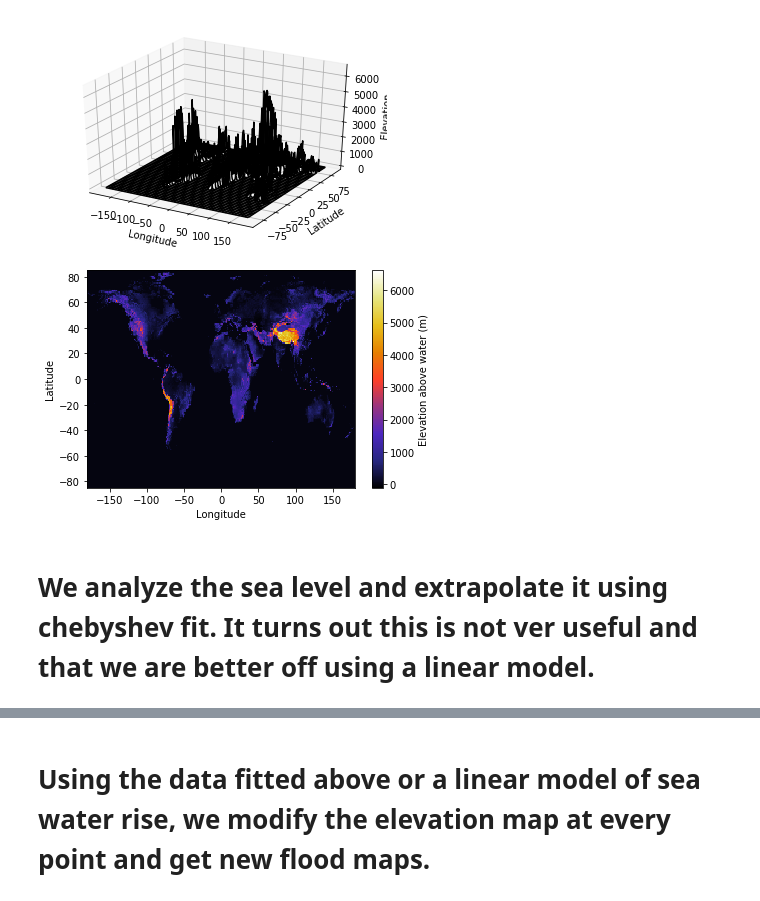
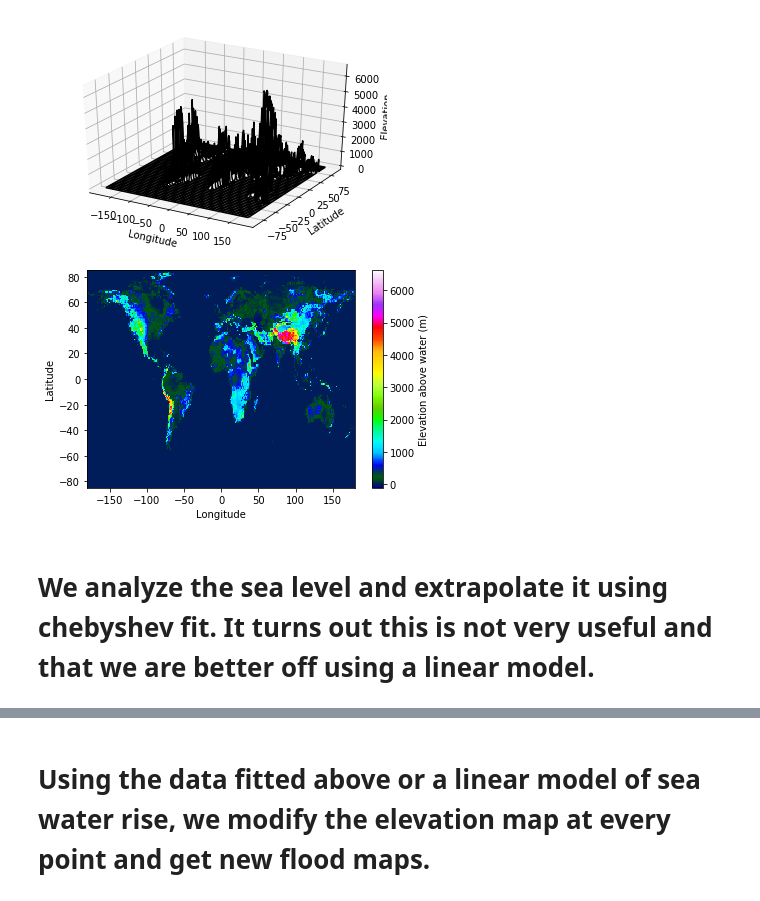
Before and after one commit to Foo2000/McGill-physics-hackathon, a Jupyter notebook: HeightMap.ipynb, the cells around one changed output, grey strips where cells are left out. Cells and saved outputs as stored; diff of their text form; code cells hidden in the pictures.

```diff
--- a/HeightMap.ipynb
+++ b/HeightMap.ipynb
@@ -74,12 +74,12 @@ Text(0.5, 0, 'Elevation')
 # %%
 fig, ax = plt.subplots()
 
-ax = plt.pcolor(longitude_grid, latitude_grid, grid.transpose(), cmap='CMRmap')
+ax = plt.pcolor(longitude_grid, latitude_grid, grid.transpose(), cmap='gist_ncar')
 plt.xlabel('Longitude')
 plt.ylabel('Latitude')
 cbar = plt.colorbar(ax)
 cbar.set_label('Elevation above water (m)')
 # %% [output]
-[figure, old version]
+[figure, new version]
 # %% [markdown]
-# We analyze the sea level and extrapolate it using chebyshev fit. It turns out this is not ver useful and that we are better off using a linear model.
+# We analyze the sea level and extrapolate it using chebyshev fit. It turns out this is not very useful and that we are better off using a linear model.
```
Also changed, not shown: parts of 8 cells of this notebook.
